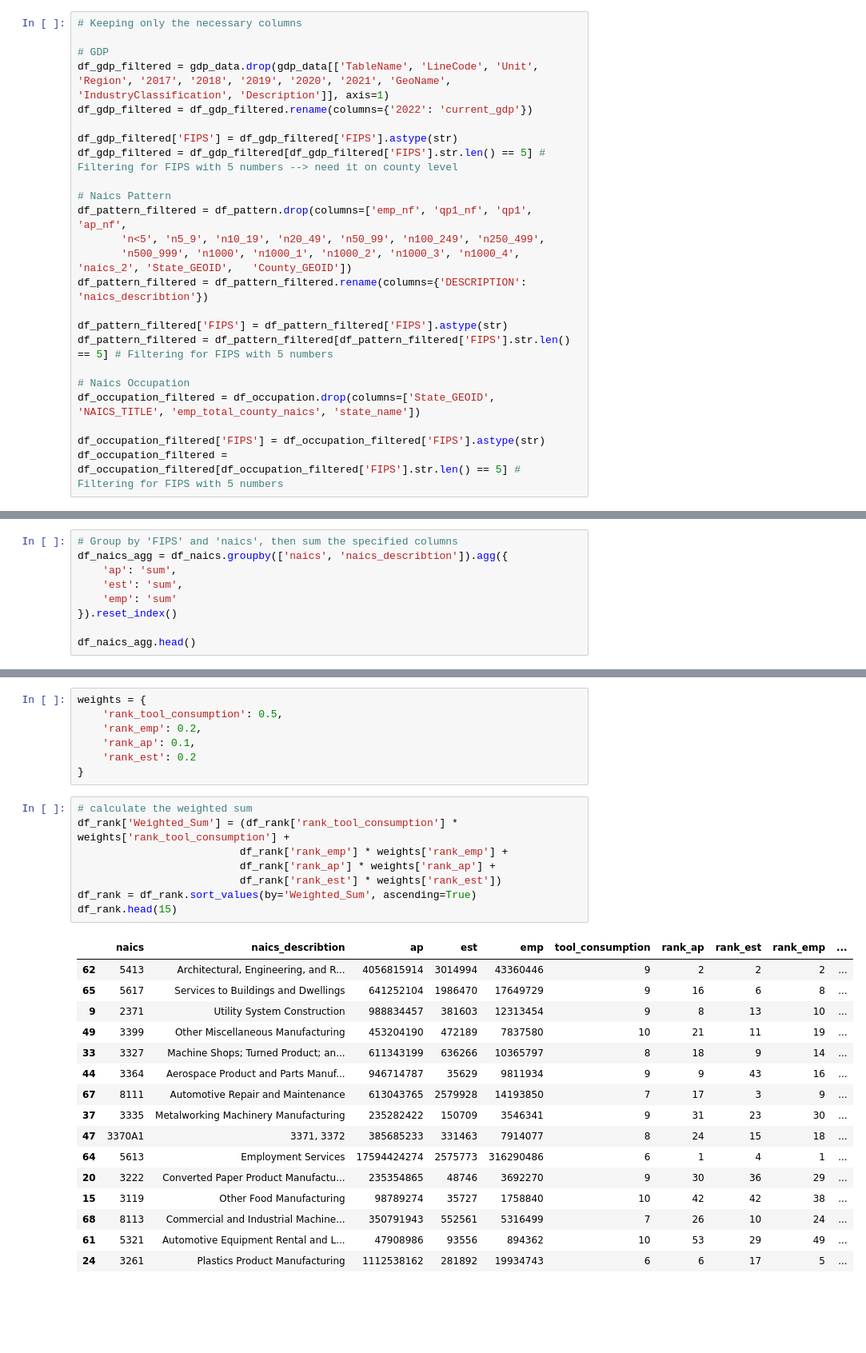
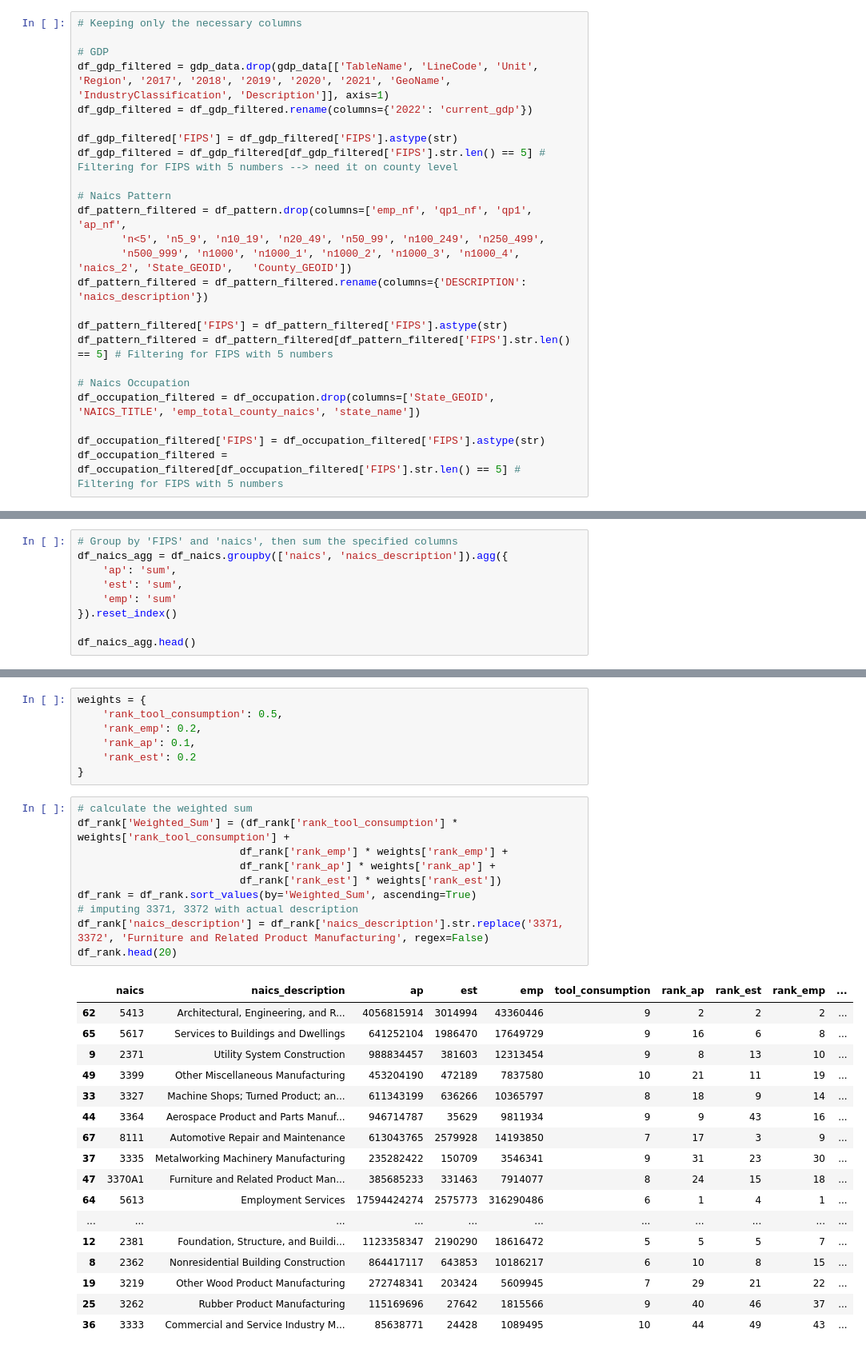
Before and after one commit to florivz/DDM-Project-WS24-25, a Jupyter notebook: analysis.ipynb, the cells around one changed output, grey strips where cells are left out. Shown at 80% size. Saved outputs shown, nothing was run; the diff lists cells and outputs as text; blank space fills up the shorter version.

```diff
--- a/analysis.ipynb
+++ b/analysis.ipynb
@@ -77,7 +71,7 @@ df_gdp_filtered = df_gdp_filtered[df_gdp_filtered['FIPS'].str.len() == 5] # Filt
 df_pattern_filtered = df_pattern.drop(columns=['emp_nf', 'qp1_nf', 'qp1', 'ap_nf',
        'n<5', 'n5_9', 'n10_19', 'n20_49', 'n50_99', 'n100_249', 'n250_499',
        'n500_999', 'n1000', 'n1000_1', 'n1000_2', 'n1000_3', 'n1000_4', 'naics_2', 'State_GEOID',	'County_GEOID'])
-df_pattern_filtered = df_pattern_filtered.rename(columns={'DESCRIPTION': 'naics_describtion'})
+df_pattern_filtered = df_pattern_filtered.rename(columns={'DESCRIPTION': 'naics_description'})
 
 df_pattern_filtered['FIPS'] = df_pattern_filtered['FIPS'].astype(str)
 df_pattern_filtered = df_pattern_filtered[df_pattern_filtered['FIPS'].str.len() == 5] # Filtering for FIPS with 5 numbers
@@ -126,7 +120,7 @@ df_naics.head()
 | 4 | 10001 | 2131 | Support Activities for Mining | 54 | 7136 | 5 | 49-9071 | Maintenance and Repair Workers, G... | 0.271479 |
 # %%
 # Group by 'FIPS' and 'naics', then sum the specified columns
-df_naics_agg = df_naics.groupby(['naics', 'naics_describtion']).agg({
+df_naics_agg = df_naics.groupby(['naics', 'naics_description']).agg({
     'ap': 'sum',
     'est': 'sum',
     'emp': 'sum'
@@ -198,13 +192,15 @@ weights = {
 # %%
 # calculate the weighted sum
 df_rank['Weighted_Sum'] = (df_rank['rank_tool_consumption'] * weights['rank_tool_consumption'] +
                           df_rank['rank_emp'] * weights['rank_emp'] +
                           df_rank['rank_ap'] * weights['rank_ap'] +
                           df_rank['rank_est'] * weights['rank_est'])
 df_rank = df_rank.sort_values(by='Weighted_Sum', ascending=True)
-df_rank.head(15)
+# imputing 3371, 3372 with actual description
+df_rank['naics_description'] = df_rank['naics_description'].str.replace('3371, 3372', 'Furniture and Related Product Manufacturing', regex=False)
+df_rank.head(20)
 # %% [output]
-|  | naics | naics_describtion | ap | est | emp | tool_consumption | rank_ap | rank_est | rank_emp | ... |
+|  | naics | naics_description | ap | est | emp | tool_consumption | rank_ap | rank_est | rank_emp | ... |
 | 62 | 5413 | Architectural, Engineering, and R... | 4056815914 | 3014994 | 43360446 | 9 | 2 | 2 | 2 | ... |
 | 65 | 5617 | Services to Buildings and Dwellings | 641252104 | 1986470 | 17649729 | 9 | 16 | 6 | 8 | ... |
 | 9 | 2371 | Utility System Construction | 988834457 | 381603 | 12313454 | 9 | 8 | 13 | 10 | ... |
@@ -213,11 +209,12 @@ df_rank.head(15)
 | 44 | 3364 | Aerospace Product and Parts Manuf... | 946714787 | 35629 | 9811934 | 9 | 9 | 43 | 16 | ... |
 | 67 | 8111 | Automotive Repair and Maintenance | 613043765 | 2579928 | 14193850 | 7 | 17 | 3 | 9 | ... |
 | 37 | 3335 | Metalworking Machinery Manufacturing | 235282422 | 150709 | 3546341 | 9 | 31 | 23 | 30 | ... |
-| 47 | 3370A1 | 3371, 3372 | 385685233 | 331463 | 7914077 | 8 | 24 | 15 | 18 | ... |
+| 47 | 3370A1 | Furniture and Related Product Man... | 385685233 | 331463 | 7914077 | 8 | 24 | 15 | 18 | ... |
 | 64 | 5613 | Employment Services | 17594424274 | 2575773 | 316290486 | 6 | 1 | 4 | 1 | ... |
-| 20 | 3222 | Converted Paper Product Manufactu... | 235354865 | 48746 | 3692270 | 9 | 30 | 36 | 29 | ... |
-| 15 | 3119 | Other Food Manufacturing | 98789274 | 35727 | 1758840 | 10 | 42 | 42 | 38 | ... |
-| 68 | 8113 | Commercial and Industrial Machine... | 350791943 | 552561 | 5316499 | 7 | 26 | 10 | 24 | ... |
-| 61 | 5321 | Automotive Equipment Rental and L... | 47908986 | 93556 | 894362 | 10 | 53 | 29 | 49 | ... |
-| 24 | 3261 | Plastics Product Manufacturing | 1112538162 | 281892 | 19934743 | 6 | 6 | 17 | 5 | ... |
+| ... | ... | ... | ... | ... | ... | ... | ... | ... | ... | ... |
+| 12 | 2381 | Foundation, Structure, and Buildi... | 1123358347 | 2190290 | 18616472 | 5 | 5 | 5 | 7 | ... |
+| 8 | 2362 | Nonresidential Building Construction | 864417117 | 643853 | 10186217 | 6 | 10 | 8 | 15 | ... |
+| 19 | 3219 | Other Wood Product Manufacturing | 272748341 | 203424 | 5609945 | 7 | 29 | 21 | 22 | ... |
+| 25 | 3262 | Rubber Product Manufacturing | 115169696 | 27642 | 1815566 | 9 | 40 | 46 | 37 | ... |
+| 36 | 3333 | Commercial and Service Industry M... | 85638771 | 24428 | 1089495 | 10 | 44 | 49 | 43 | ... |
 # %%
```
Also changed, not shown: parts of 19 cells of this notebook.
